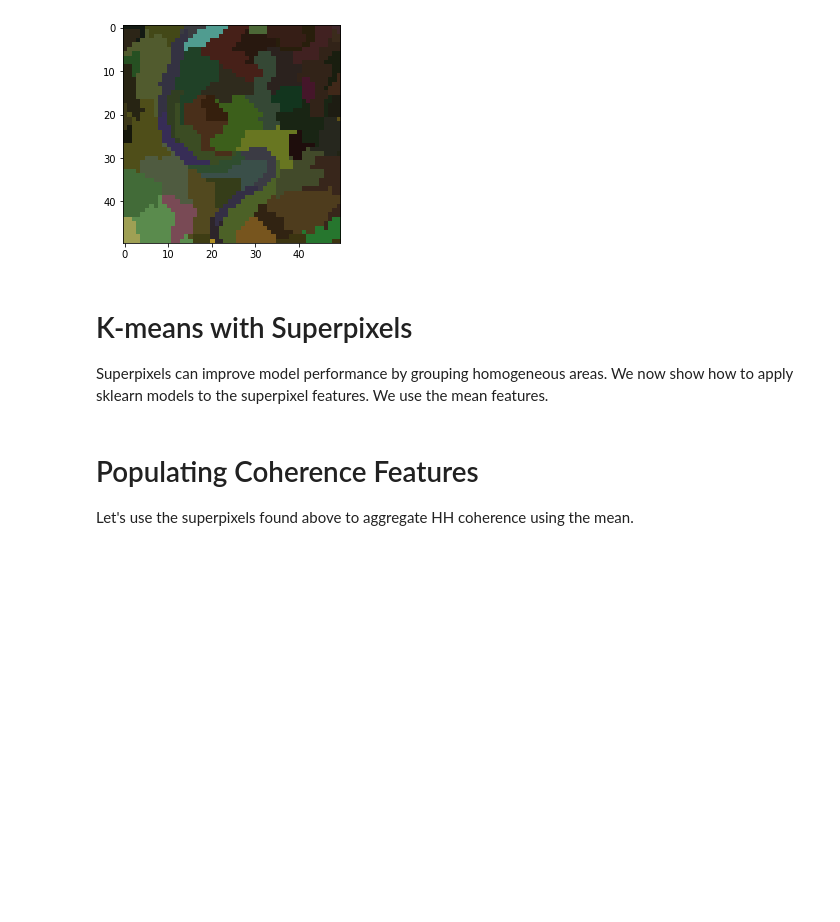
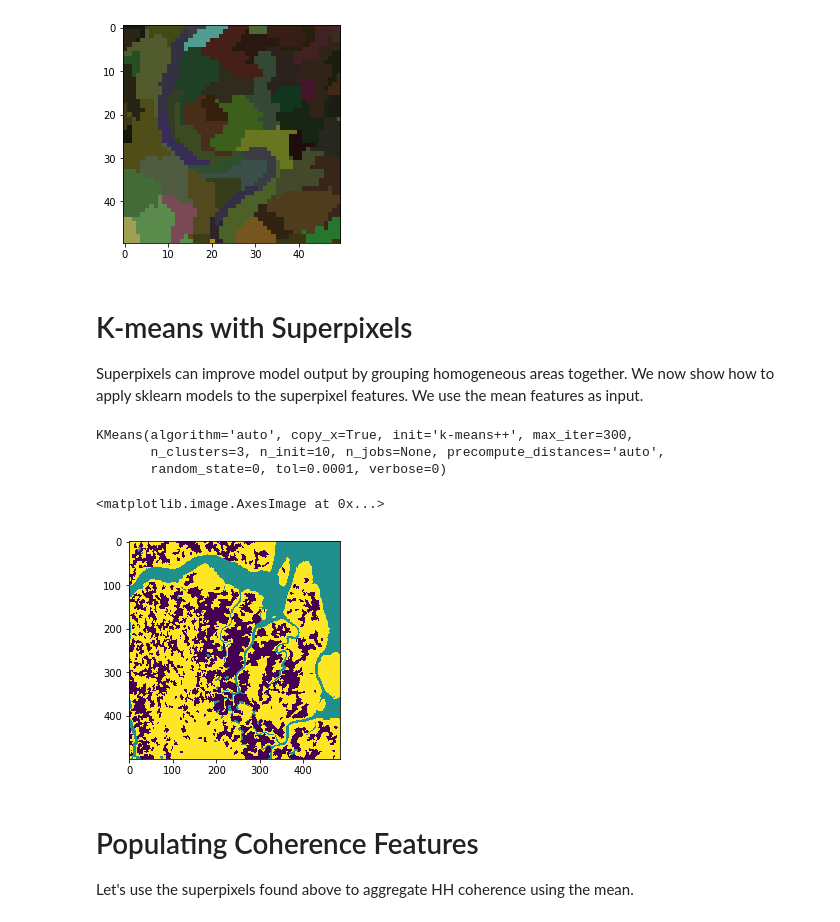
Before and after one commit to simard-landscape-lab/sari-tutorial, a Jupyter notebook: 7_Superpixel_Segmentation/7_Superpixel_Segmentation_no_solutions.ipynb, the cells around one changed output. Drawn from its saved outputs; the diff is of its cells as text; code cells hidden in the pictures; blank space fills up the shorter version.

```diff
--- a/7_Superpixel_Segmentation/7_Superpixel_Segmentation_no_solutions.ipynb
+++ b/7_Superpixel_Segmentation/7_Superpixel_Segmentation_no_solutions.ipynb
@@ -150,4 +150,4 @@ plt.imshow(std_arr[200:250, 200:250])
 # %% [markdown]
 # K-means with Superpixels
 
-Superpixels can improve model performance by grouping homogeneous areas. We now show how to apply sklearn models to the superpixel features. We use the mean features.
+Superpixels can improve model output by grouping homogeneous areas together. We now show how to apply sklearn models to the superpixel features. We use the mean features as input.
@@ -158,3 +154,19 @@ Superpixels can improve model performance by grouping homogeneous areas. We now
+# %%
+model = KMeans(n_clusters=3,
+               random_state=0)
+X_train = mean_features.copy()
+model.fit(X_train)
+# %% [output]
+KMeans(algorithm='auto', copy_x=True, init='k-means++', max_iter=300,
+       n_clusters=3, n_init=10, n_jobs=None, precompute_distances='auto',
+       random_state=0, tol=0.0001, verbose=0)
+# %%
+class_features = model.labels_.reshape((-1, 1))
+classes = get_array_from_features(superpixel_labels, class_features)
+plt.imshow(classes)
+# %% [output]
+<matplotlib.image.AxesImage at 0x...>
+[figure, added]
 # %% [markdown]
 # Populating Coherence Features
 
```
Also changed, not shown: parts of 2 cells of this notebook, 3 other files.
